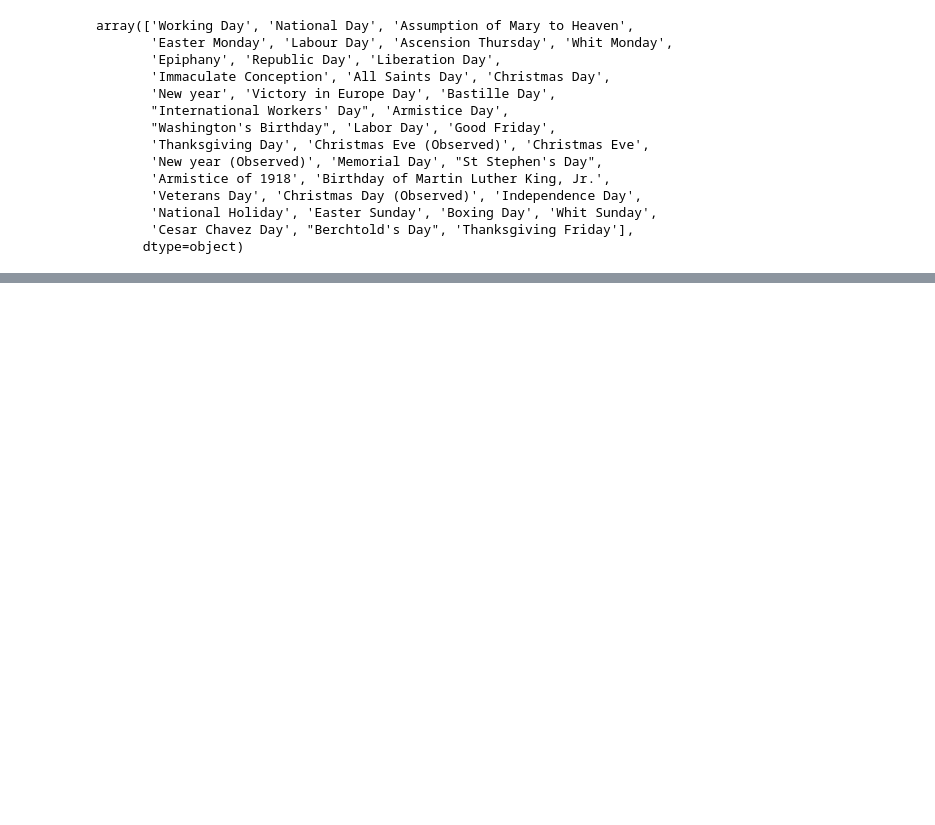
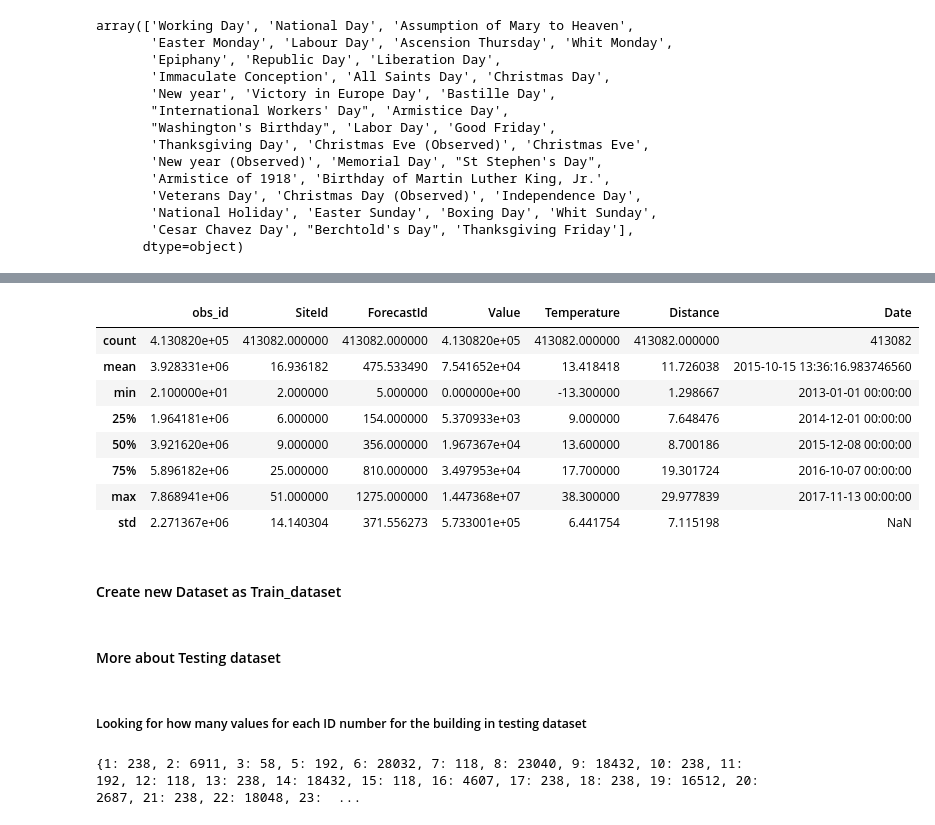
Before and after one commit to Melbinmatheew/Energy-Consumption-Forcasting, a Jupyter notebook: Notebooks/Data overview.ipynb, the cells around one changed output, grey strips where cells are left out. Saved outputs shown, nothing was run; the diff lists cells and outputs as text; code cells hidden in the pictures; blank space fills up the shorter version.

```diff
--- a/Notebooks/Data overview.ipynb
+++ b/Notebooks/Data overview.ipynb
@@ -412,0 +438,14 @@ array(['Working Day', 'National Day', 'Assumption of Mary to Heaven',
+# %%
+merge_train_df.describe()
+# %% [output]
+|  | obs_id | SiteId | ForecastId | Value | Temperature | Distance | Date |
+| count | 4.130820e+05 | 413082.000000 | 413082.000000 | 4.130820e+05 | 413082.000000 | 413082.000000 | 413082 |
+| mean | 3.928331e+06 | 16.936182 | 475.533490 | 7.541652e+04 | 13.418418 | 11.726038 | 2015-10-15 13:36:16.983746560 |
+| min | 2.100000e+01 | 2.000000 | 5.000000 | 0.000000e+00 | -13.300000 | 1.298667 | 2013-01-01 00:00:00 |
+| 25% | 1.964181e+06 | 6.000000 | 154.000000 | 5.370933e+03 | 9.000000 | 7.648476 | 2014-12-01 00:00:00 |
+| 50% | 3.921620e+06 | 9.000000 | 356.000000 | 1.967367e+04 | 13.600000 | 8.700186 | 2015-12-08 00:00:00 |
+| 75% | 5.896182e+06 | 25.000000 | 810.000000 | 3.497953e+04 | 17.700000 | 19.301724 | 2016-10-07 00:00:00 |
+| max | 7.868941e+06 | 51.000000 | 1275.000000 | 1.447368e+07 | 38.300000 | 29.977839 | 2017-11-13 00:00:00 |
+| std | 2.271367e+06 | 14.140304 | 371.556273 | 5.733001e+05 | 6.441754 | 7.115198 | NaN |
+# %% [markdown]
+#### Create new Dataset as Train_dataset
@@ -412,0 +454,10 @@ array(['Working Day', 'National Day', 'Assumption of Mary to Heaven',
+# %% [markdown]
+#### More about Testing dataset
+# %% [markdown]
+##### Looking for how many values for each ID number for the building in testing dataset
+# %%
+Timestamp_count_test=test_data.groupby('SiteId')['Timestamp'].count()
+Tcount_test=Timestamp_count_test.to_dict()
+print(Tcount_test)
+# %% [output]
+{1: 238, 2: 6911, 3: 58, 5: 192, 6: 28032, 7: 118, 8: 23040, 9: 18432, 10: 238, 11: 192, 12: 118, 13: 238, 14: 18432, 15: 118, 16: 4607, 17: 238, 18: 238, 19: 16512, 20: 2687, 21: 238, 22: 18048, 23:  ...
```
Also changed, not shown: parts of 22 cells of this notebook.
